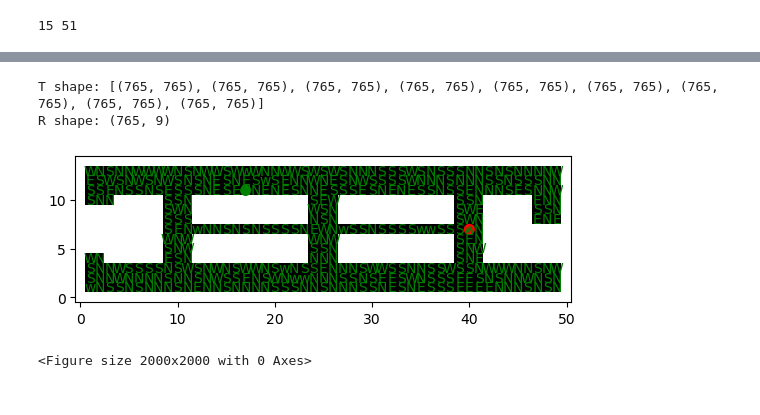
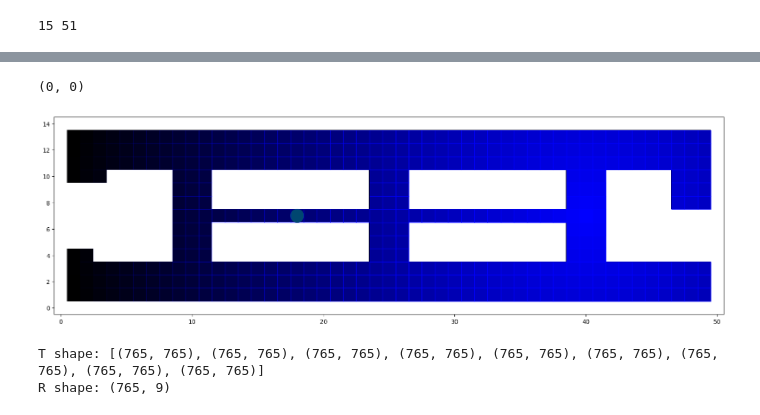
Before and after one commit to jormunrod/IA_RL_Project, a Jupyter notebook: Proyect.ipynb, the cells around one changed output, grey strips where cells are left out. Saved outputs shown, nothing was run; the diff lists cells and outputs as text; code cells hidden in the pictures.

```diff
--- a/Proyect.ipynb
+++ b/Proyect.ipynb
@@ -78,12 +126,23 @@ errores = {
+# %%
+transicion((0,0),'E')
+# %% [output]
+(0, 0)
 # %%
 # Función de recompensa
 K1 = -100
 K2 = -1000
 
-def recompensa(s, a, s_prime):
-    if mapa[s_prime] == 1: # Si el siguiente estado es un obstáculo
-        return K2
-    elif a == 'wait' and s_prime != Pend: # Si la acción es esperar y no se ha llegado al objetivo
-        return K1
+# def recompensa(s, a, s_prime):
+#     if mapa[s_prime] == 1: # Si el siguiente estado es un obstáculo
+#         return K2
+#     elif a == 'wait' and s_prime != Pend: # Si la acción es esperar y no se ha llegado al objetivo
+#         return K1
+#     else:
+#         return - np.sqrt((s_prime[0] - Pend[0])**2 + (s_prime[1] - Pend[1])**2) # Distancia euclídea al objetivo
+
+def obtiene_recompensa(estado):
+    if hay_colision(estado):
+        valor = K2
     else:
-        return - np.sqrt((s_prime[0] - Pend[0])**2 + (s_prime[1] - Pend[1])**2) # Distancia euclídea al objetivo
+        valor = - np.sqrt( (estado[0]-destino[0])**2 + (estado[1]-destino[1])**2)
+    return valor
@@ -107,3 +149,26 @@ def transicion(s, a):
+# %%
+nav_estados = []
+for i in range(0,mapa.shape[0]):
+    for j in range(0,mapa.shape[1]):
+        nav_estados.append(tuple([i,j]))
+# %%
+def visualiza_recompensas():
+    visualiza_mapa()
+    recompensas = [obtiene_recompensa(e) for e in nav_estados]
+    recompensas = [np.nan if elemento == -1000 else elemento for elemento in recompensas]
+    max_recompensa = np.nanmax(recompensas)
+    min_recompensa = np.nanmin(recompensas)
+    for e in nav_estados:
+        r = obtiene_recompensa(e)
+        if r == -1000:
+            continue
+        a = (r-min_recompensa)/(max_recompensa-min_recompensa)
+        rect = plt.Rectangle((e[0] - 0.5, e[1] - 0.5), 1, 1, alpha = a,linewidth=1, edgecolor='blue', facecolor='blue')
+        plt.gca().add_patch(rect)
+
+visualiza_recompensas()
+# %% [output]
+[figure, added]
 # %%
 # Creación de las matrices de transición y recompensa
 num_states = m * n
@@ -159,23 +224 @@ ql = mdp.QLearning(transitions=T, reward=R, discount=0.99, n_iter=300000)
 ql.run()
-# %%
-# Mostrar la política aprendida
-policy = np.zeros((n, m), dtype=str)
-for i in range(n):
-    for j in range(m):
-        if mapa[i, j] == 0:
-            s_index = i * m + j
-            policy[i, j] = acciones[ql.policy[s_index]]
-
-plt.imshow(mapa.T, cmap='gray', origin='lower')
-for i in range(n):
-    for j in range(m):
-        if mapa[i, j] == 0:
-            plt.text(i,j, policy[i, j], ha='center', va='center', color='green')
-plt.gca().add_patch(plt.Circle(destino,radius = 0.5,edgecolor = 'red', facecolor = 'red'))
-plt.gca().add_patch(plt.Circle(Pinit,radius = 0.5,edgecolor = 'green', facecolor = 'green'))
-plt.figure(figsize=(20,20))
-
-plt.show()
-# %% [output]
-[figure, removed]
-<Figure size 2000x2000 with 0 Axes>
```
Also changed, not shown: parts of 8 cells of this notebook.
